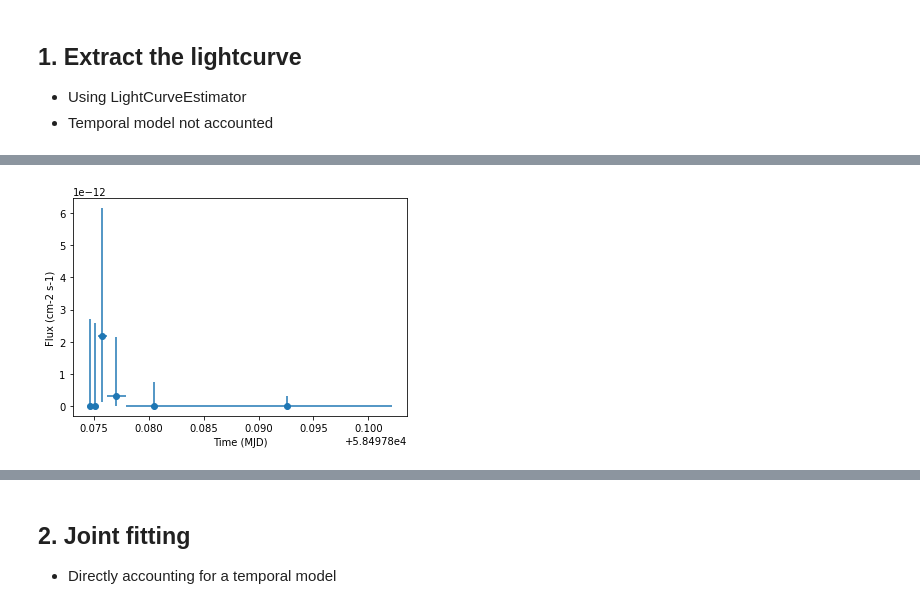
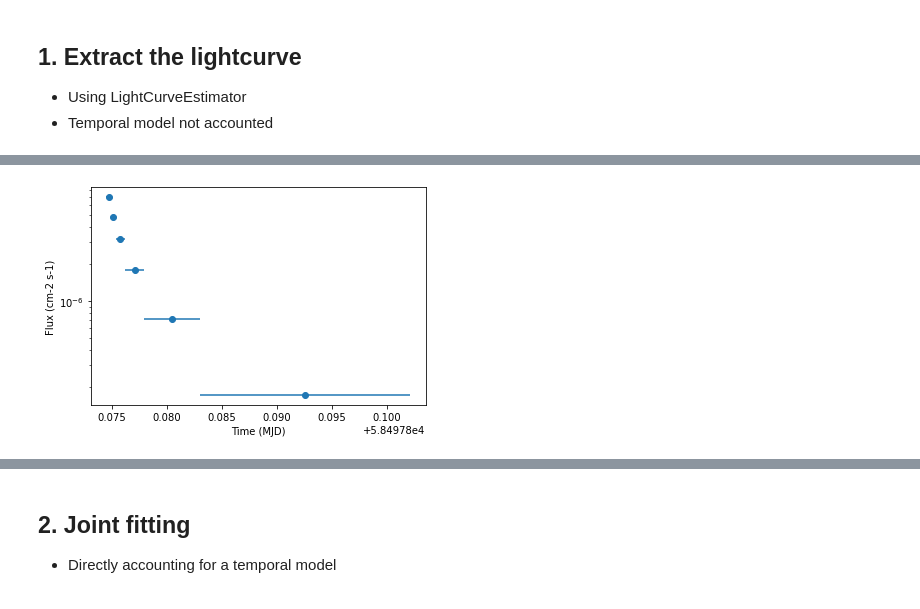
Before and after one commit to giovixo/gammapy_trans, a Jupyter notebook: light_curve_simulation_190114C.ipynb, the cells around one changed output, grey strips where cells are left out. Saved outputs shown, nothing was run; the diff lists cells and outputs as text; code cells hidden in the pictures.

```diff
--- a/light_curve_simulation_190114C.ipynb
+++ b/light_curve_simulation_190114C.ipynb
@@ -89,7 +89,7 @@ class MyTemporalModel(TemporalModel):
 # %%
 from gammapy.modeling.models import TemporalModel
 from gammapy.modeling import Parameter
-class PowerlawDecayTemporalModel(TemporalModel):
+class PowerlawDecayTemporalModel_old(TemporalModel):
     """Temporal model with a power law decay.
         ..math::
                 np.power(( (time - t_ref) / t0 ), index)
@@ -136,5 +136,5 @@ class PowerlawDecayTemporalModel(TemporalModel):
         t_index = pars["t_index"].quantity
         t_ref = Time(pars["t_ref"].quantity, format="mjd")
         dec1 = t_index+1.0
-        value = self.evaluate(t_max, t0, t_ref, dec1) - self.evaluate(t_max, t0, t_ref, dec1)
+        value = self.evaluate(t_max, t0, t_ref, dec1) - self.evaluate(t_min, t0, t_ref, dec1)
         return (t0/dec1) * value / self.time_sum(t_min, t_max)
@@ -192,14 +244,15 @@ gti_t0 = Time("2019-01-14 20:57:03")
 # [F(E)=F0(E/E0)^Gamma where index= photon index, amplitude = F(E0), reference=E0]
 spectral_model = PowerLawSpectralModel(
 #    index=2.2, amplitude="1e-11 cm-2 s-1 TeV-1", reference="1 TeV"
+    #index=3, amplitude="1e-11 cm-2 s-1 TeV-1", reference="1 TeV"
     index=5.4, amplitude="4.1e-10 cm-2 s-1 TeV-1", reference="0.475 TeV"
 )
 
 # Temporal model
 # test  (it works)
-# temporal_model = MyTemporalModel(t0="6 h", t_ref=gti_t0.mjd * u.d)
+#temporal_model = MyTemporalModel(t0="6 h", t_ref=gti_t0.mjd * u.d)
 # power law temporal model
-temporal_model = PowerlawDecayTemporalModel(t0=6 * u.day, t_ref=gti_t0.mjd * u.d, t_index=-1.6)
+temporal_model = PowerlawDecayTemporalModel(t0=1 * u.s, t_ref=gti_t0.mjd * u.d, t_index=-1.6)
 
 # [F(t,E)=F(E)*exp((t-t_ref)/t0)]
 model_simu = SkyModel(
@@ -301,4 +355,5 @@ Wall time: 525 ms
 # %%
 ax = lc_1d.plot(marker="o")
+ax.set_yscale('log')
 # %% [output]
-[figure, old version]
+[figure, new version]
```
Also changed, not shown: parts of 9 cells of this notebook.
